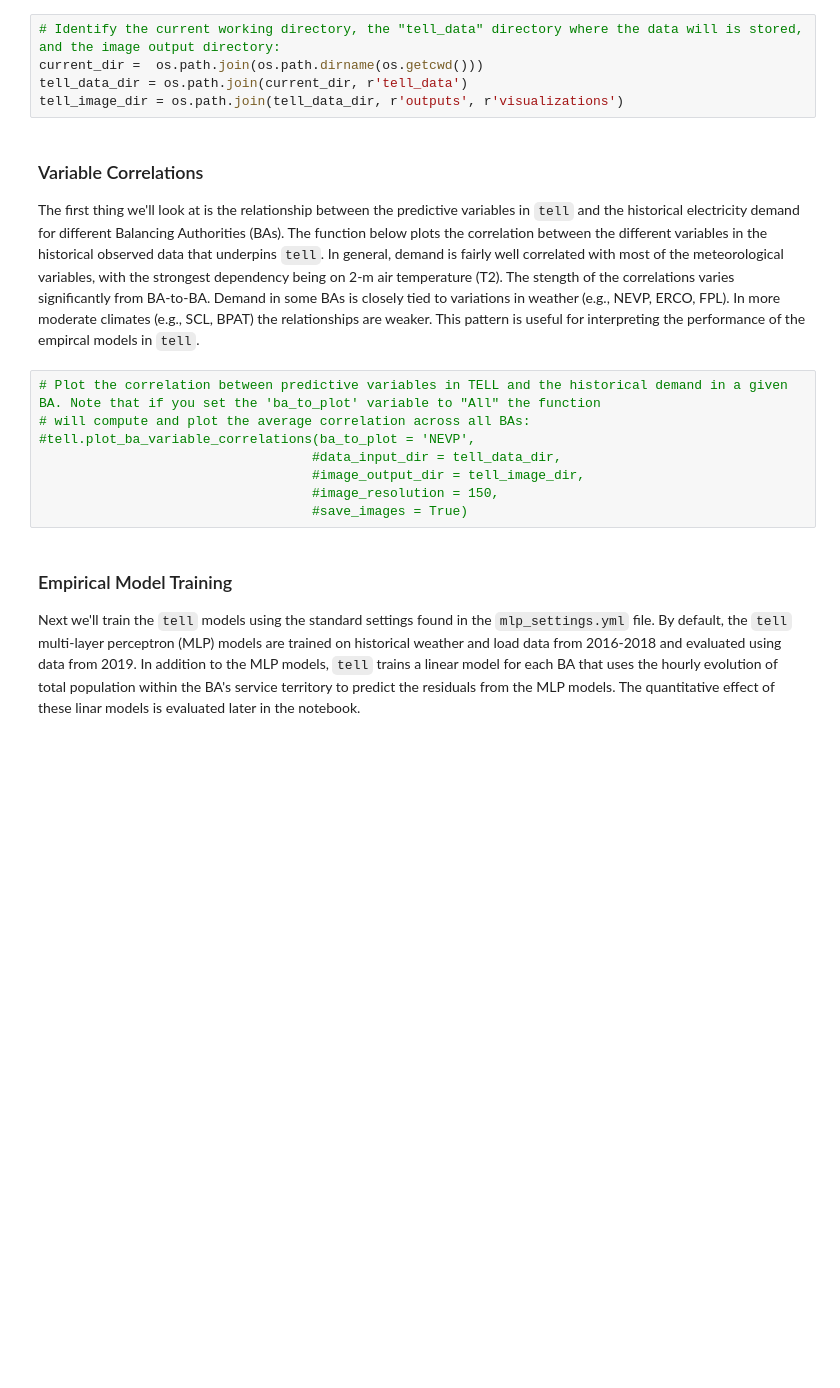
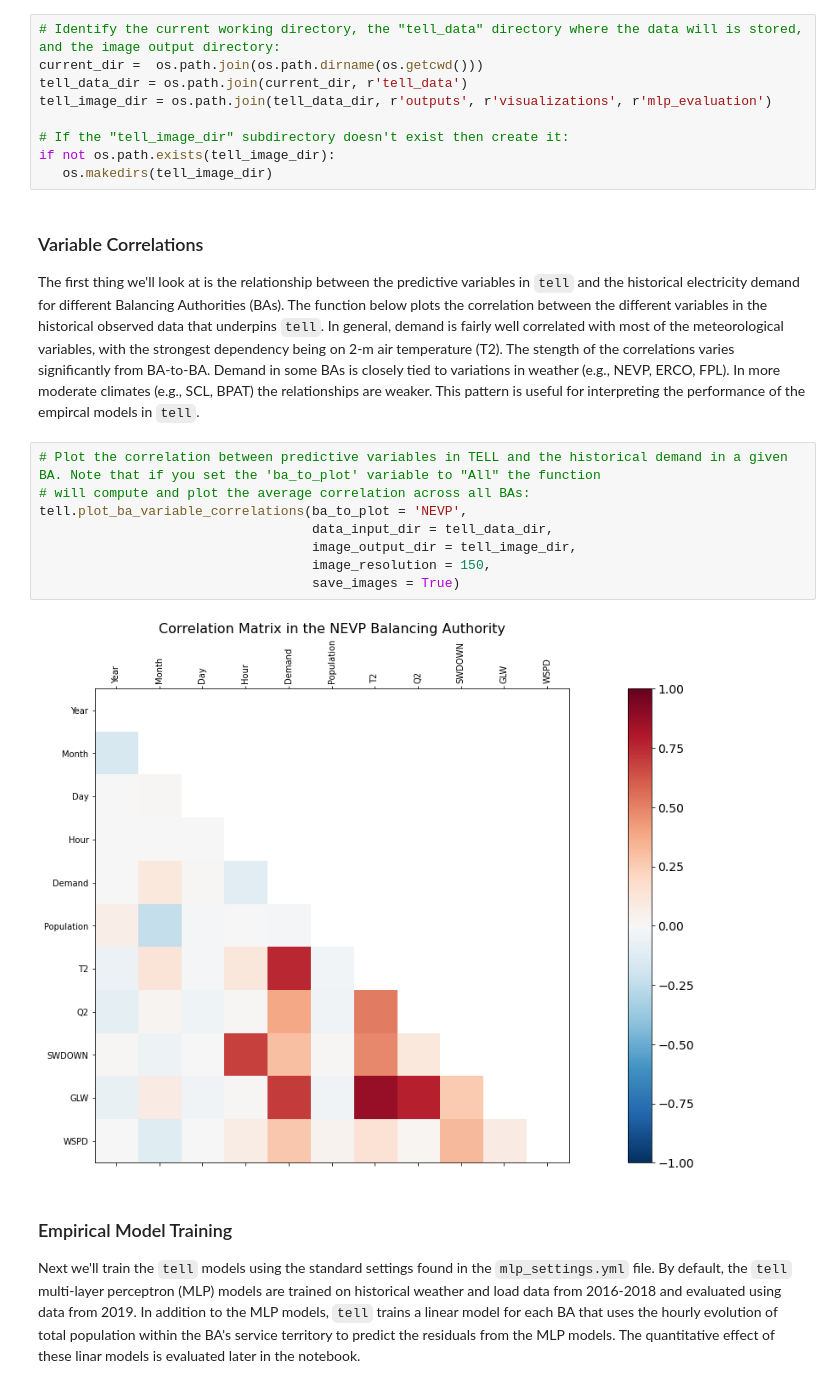
Before and after one commit to IMMM-SFA/tell, a Jupyter notebook: notebooks/tell_mlp_calibration_evaluation.ipynb, the cells around one changed output. Drawn from its saved outputs; the diff is of its cells as text; blank space fills up the shorter version.

```diff
--- a/notebooks/tell_mlp_calibration_evaluation.ipynb
+++ b/notebooks/tell_mlp_calibration_evaluation.ipynb
@@ -10,7 +10,11 @@ import tell
 # Identify the current working directory, the "tell_data" directory where the data will is stored, and the image output directory:
 current_dir =  os.path.join(os.path.dirname(os.getcwd()))
 tell_data_dir = os.path.join(current_dir, r'tell_data')
-tell_image_dir = os.path.join(tell_data_dir, r'outputs', r'visualizations')
+tell_image_dir = os.path.join(tell_data_dir, r'outputs', r'visualizations', r'mlp_evaluation')
+
+# If the "tell_image_dir" subdirectory doesn't exist then create it:
+if not os.path.exists(tell_image_dir):
+   os.makedirs(tell_image_dir)
 # %% [markdown]
 ### Variable Correlations
 
@@ -18,11 +22,13 @@ The first thing we'll look at is the relationship between the predictive variabl
 # %%
 # Plot the correlation between predictive variables in TELL and the historical demand in a given BA. Note that if you set the 'ba_to_plot' variable to "All" the function
 # will compute and plot the average correlation across all BAs:
-#tell.plot_ba_variable_correlations(ba_to_plot = 'NEVP',
-                                   #data_input_dir = tell_data_dir,
-                                   #image_output_dir = tell_image_dir,
-                                   #image_resolution = 150,
-                                   #save_images = True)
+tell.plot_ba_variable_correlations(ba_to_plot = 'NEVP',
+                                   data_input_dir = tell_data_dir,
+                                   image_output_dir = tell_image_dir,
+                                   image_resolution = 150,
+                                   save_images = True)
+# %% [output]
+[figure, added]
 # %% [markdown]
 ### Empirical Model Training
 
```
Also changed, not shown: parts of 10 cells of this notebook, 1 other file.
